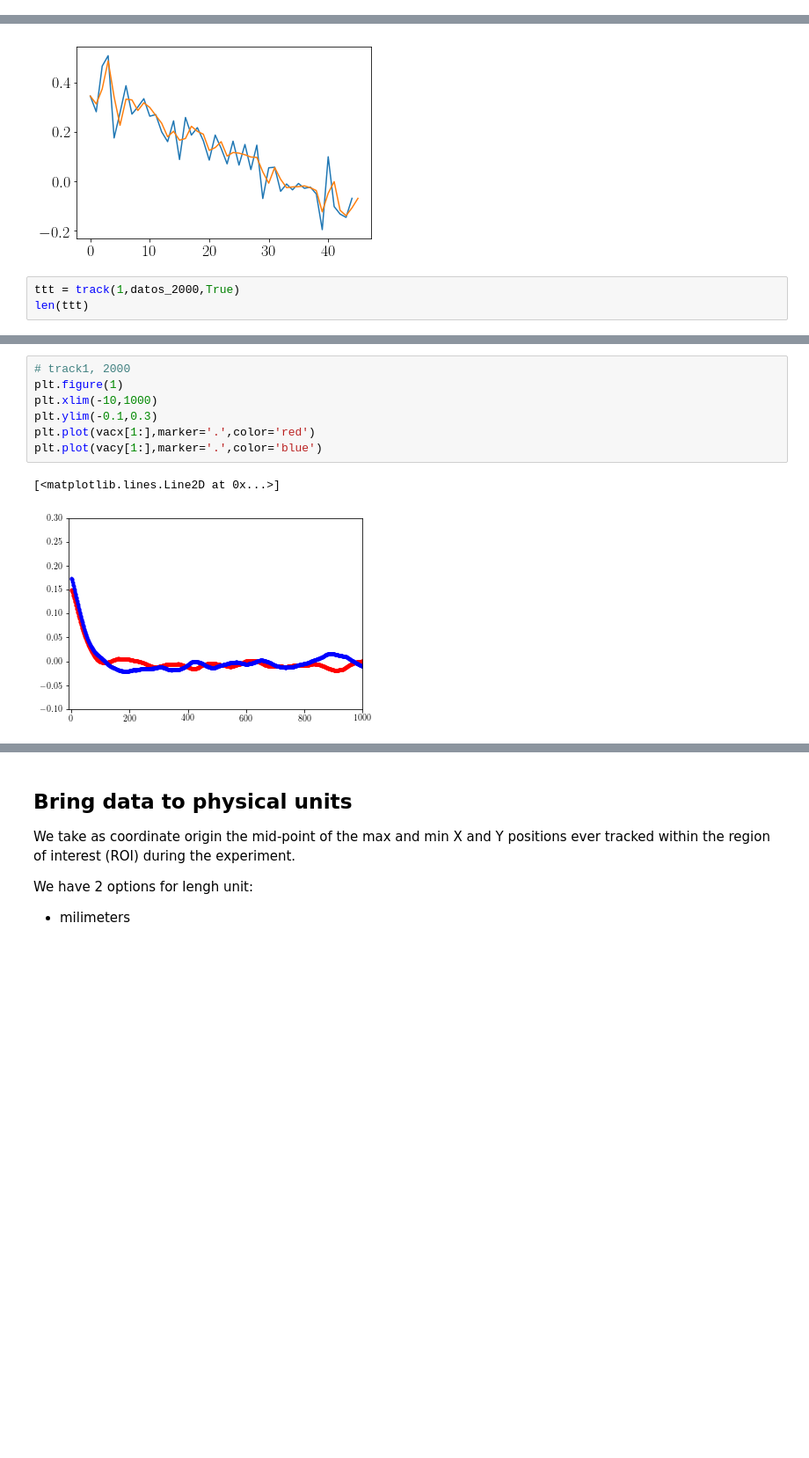
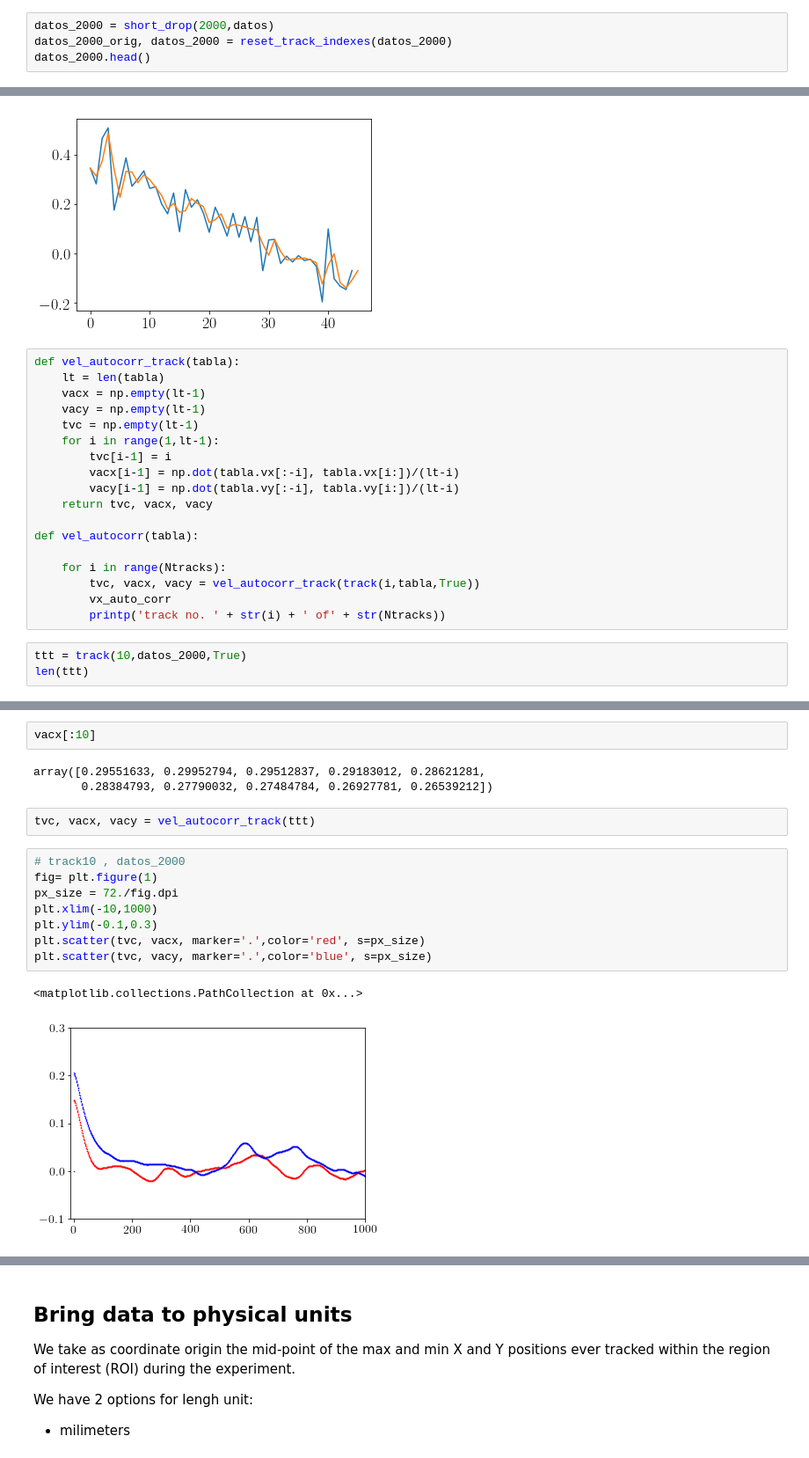
Before and after one commit to fvegar/Tracks, a Jupyter notebook: tracks_processing.ipynb, the cells around one changed output, grey strips where cells are left out. Shown: that part at 88% size. Drawn from its saved outputs; the diff is of its cells as text; blank space fills up the shorter version.

Commit message:
another vel auto corr update. fixed reset_track

```diff
--- a/tracks_processing.ipynb
+++ b/tracks_processing.ipynb
@@ -237,0 +220,4 @@ no. of short tracks fixed:  1204
+# %%
+datos_2000 = short_drop(2000,datos)
+datos_2000_orig, datos_2000 = reset_track_indexes(datos_2000)
+datos_2000.head()
@@ -284,7 +280,25 @@ plt.plot(np.gradient(track(200, tabla, True).y))
 # %% [output]
 [<matplotlib.lines.Line2D at 0x...>]
 [figure]
+# %%
+def vel_autocorr_track(tabla):
+    lt = len(tabla)
+    vacx = np.empty(lt-1)
+    vacy = np.empty(lt-1)
+    tvc = np.empty(lt-1)
+    for i in range(1,lt-1):
+        tvc[i-1] = i
+        vacx[i-1] = np.dot(tabla.vx[:-i], tabla.vx[i:])/(lt-i)
+        vacy[i-1] = np.dot(tabla.vy[:-i], tabla.vy[i:])/(lt-i)
+    return tvc, vacx, vacy
+
+def vel_autocorr(tabla):
+
+    for i in range(Ntracks):
+        tvc, vacx, vacy = vel_autocorr_track(track(i,tabla,True))
+        vx_auto_corr
+        printp('track no. ' + str(i) + ' of' + str(Ntracks))
 # %%
-ttt = track(1,datos_2000,True)
+ttt = track(10,datos_2000,True)
 len(ttt)
 # %% [output]
@@ -303,10 +313,18 @@ vacx, vacy = self_vc_track(ttt)
+# %%
+vacx[:10]
+# %% [output]
+array([0.29551633, 0.29952794, 0.29512837, 0.29183012, 0.28621281,
+       0.28384793, 0.27790032, 0.27484784, 0.26927781, 0.26539212])
+# %%
+tvc, vacx, vacy = vel_autocorr_track(ttt)
 # %%
-# track1, 2000
-plt.figure(1)
+# track10 , datos_2000
+fig= plt.figure(1)
+px_size = 72./fig.dpi
 plt.xlim(-10,1000)
 plt.ylim(-0.1,0.3)
-plt.plot(vacx[1:],marker='.',color='red')
-plt.plot(vacy[1:],marker='.',color='blue')
+plt.scatter(tvc, vacx, marker='.',color='red', s=px_size)
+plt.scatter(tvc, vacy, marker='.',color='blue', s=px_size)
 # %% [output]
-[<matplotlib.lines.Line2D at 0x...>]
+<matplotlib.collections.PathCollection at 0x...>
-[figure, old version]
+[figure, new version]
```
Also changed, not shown: parts of 14 cells of this notebook.
